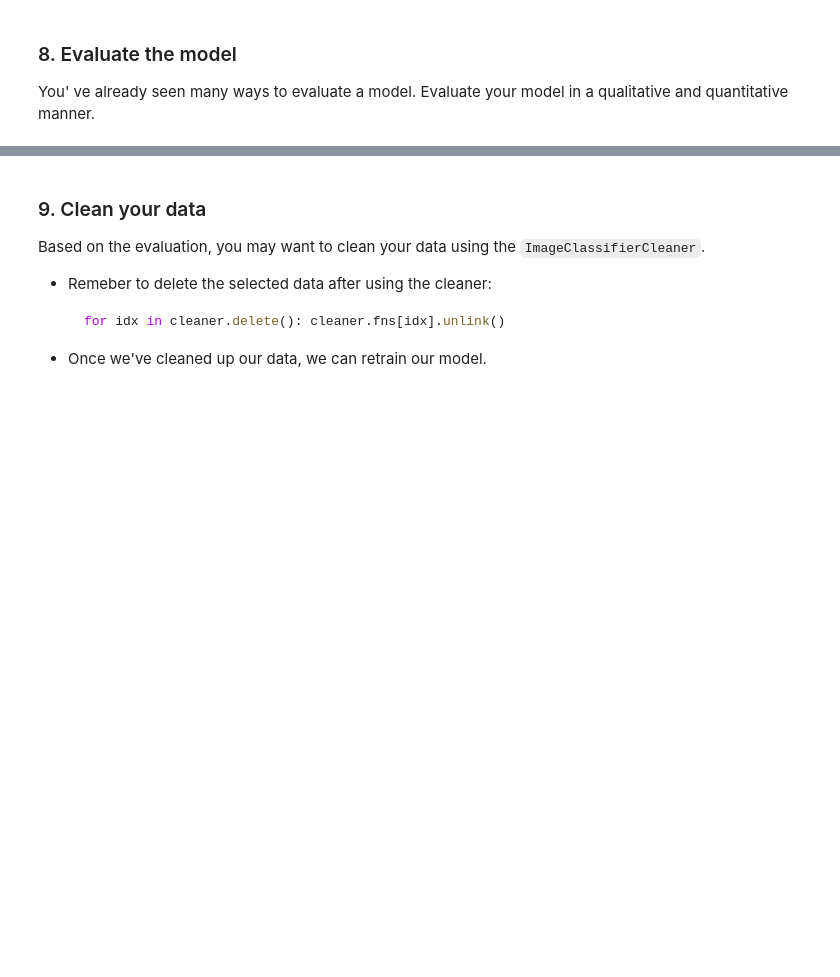
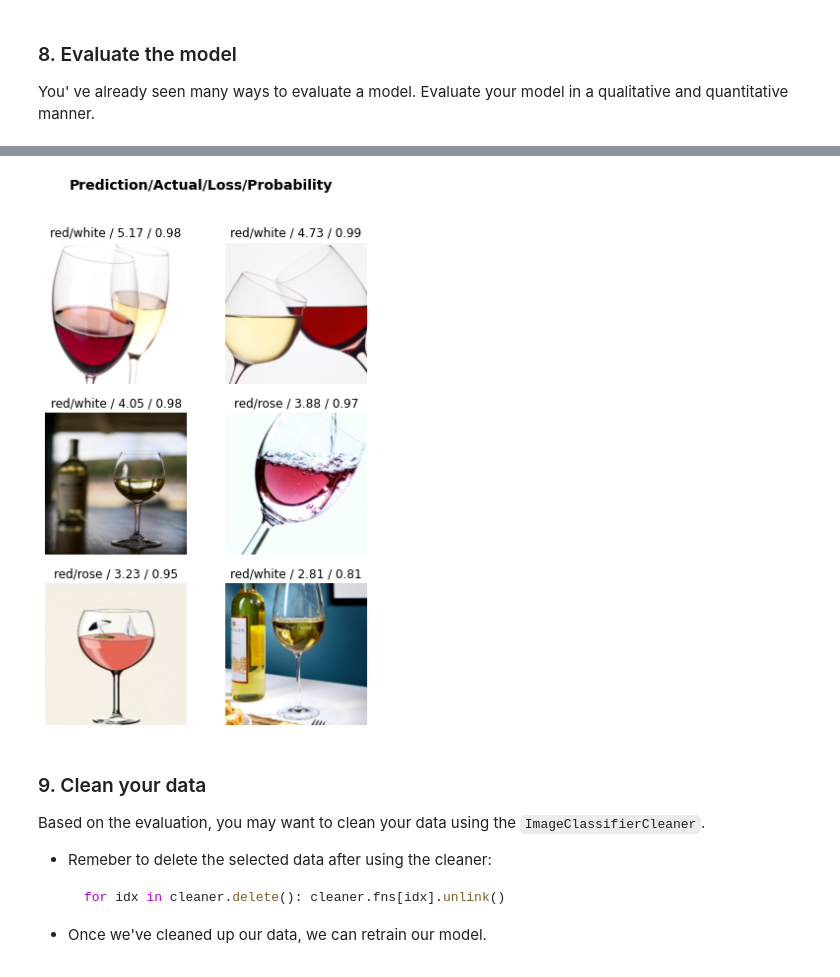
Before and after one commit to pds2021/a5-DenizGuelcicek, a Jupyter notebook: Assignment_5.ipynb, the cells around one changed output, grey strips where cells are left out. Saved outputs shown, nothing was run; the diff lists cells and outputs as text; code cells hidden in the pictures; blank space fills up the shorter version.

```diff
--- a/Assignment_5.ipynb
+++ b/Assignment_5.ipynb
@@ -230,3 +240,8 @@ interp.plot_confusion_matrix()
+# %%
+#Check the top losses
+interp.plot_top_losses(6, nrows=3)
+# %% [output]
+[figure, added]
 # %% [markdown]
 ### 9. Clean your data
 
```
Also changed, not shown: parts of 30 cells of this notebook.
